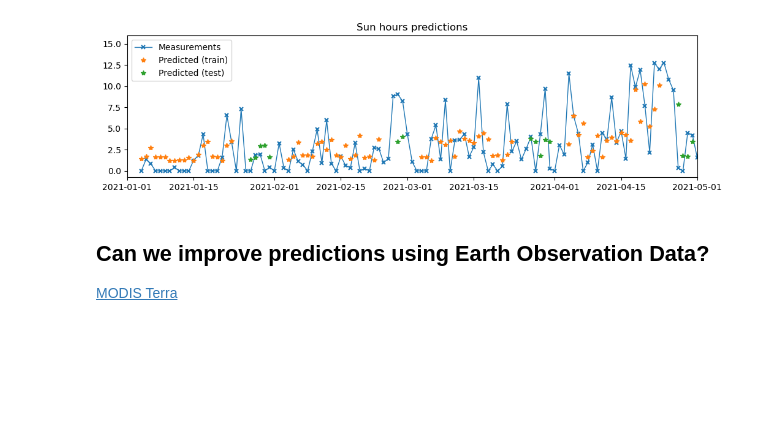
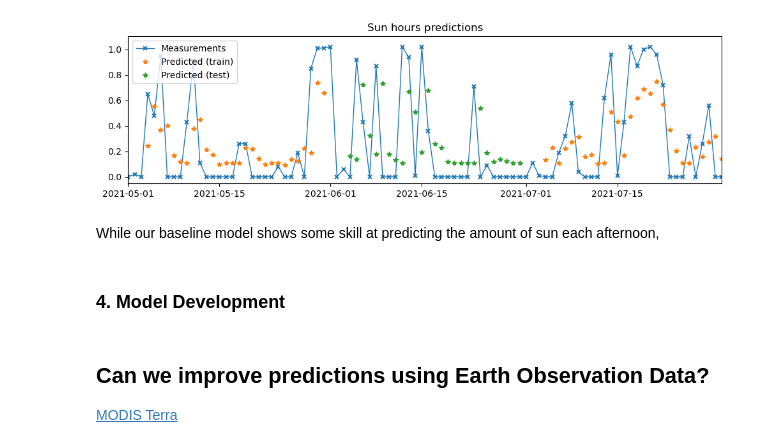
Before and after one commit to lillif/IECDT_EarthObservation, a Jupyter notebook: challenges/1-sunny-oxford/sun-prediction.ipynb, the cells around one changed output. Cells and saved outputs as stored; diff of their text form; code cells hidden in the pictures; blank space fills up the shorter version.

```diff
--- a/challenges/1-sunny-oxford/sun-prediction.ipynb
+++ b/challenges/1-sunny-oxford/sun-prediction.ipynb
@@ -33,7 +43,8 @@ import matplotlib.pyplot as plt
 # %%
-daily_variables = pd.read_csv('../../data/1-sunny-oxford/aopp-weatherstation/2021_measurements.csv')
-daily_variables['date'] = pd.to_datetime(daily_variables['date'])
-daily_variables.head()
+import pandas as pd
+weather_station = pd.read_csv('../../data/1-sunny-oxford/aopp-weatherstation/2021_measurements.csv')
+weather_station['date'] = pd.to_datetime(weather_station['date'])
+weather_station.head()
 # %% [output]
 |  | date | total_sun_per_day | mean_wind_per_day | mean_wind_direction_per_day | mean_temperature_per_day | ... |
 | 0 | 2021-01-01 | 0.00 | 0.254288 | 275.336676 | -1.783714 | ... |
@@ -73,7 +69,0 @@ from utils import (create_timeseries_dataset,
-# %%
-# split the data into training and test sets
-df_train, df_test = get_test_train_split_df(daily_variables)
-
-# create input and output matrices for the training and test timeseries datasets
-X_train, y_train, y_dates_train = create_timeseries_dataset(df_train, target_column='total_sun_per_day', inputs_length=3)
-X_test, y_test, y_dates_test = create_timeseries_dataset(df_test, target_column='total_sun_per_day', inputs_length=3)
@@ -80,16 +201,16 @@ X_test, y_test, y_dates_test = create_timeseries_dataset(df_test, target_column=
 # %%
 # create and train the model
-model = RandomForestRegressor()
+model = RandomForestRegressor(max_depth=3, min_samples_split=2)
 model.fit(X_train, y_train)
 
 # make predictions
 y_pred_train = model.predict(X_train)
-y_pred_test = model.predict(X_test)
+y_pred_val = model.predict(X_val)
 
 # calculate the mean squared error
 mse_train = mean_squared_error(y_train, y_pred_train)
-mse_test = mean_squared_error(y_test, y_pred_test)
+mse_val = mean_squared_error(y_val, y_pred_val)
 
-print(f'Training MSE: {mse_train:.2f}')
-print(f'Test MSE: {mse_test:.2f}')
+print(f'Training MSE: {mse_train:.4f}')
+print(f'Validation MSE: {mse_val:.4f}')
 # %% [output]
@@ -120,18 +219,24 @@ The Random Forest seems to be heavily overfitting to the input dataset (how do w
 # %%
+from utils import plot_time_series_predictions
+
 plot_time_series_predictions(
-    y_true=daily_variables['total_sun_per_day'][3:],
-    y_dates=daily_variables['date'][3:],
+    y_true=weather_station['total_sun_3to4pm'][3:],
+    y_dates=weather_station['date'][3:],
     y_pred_train=y_pred_train,
-    y_pred_test=y_pred_test,
+    y_pred_test=y_pred_val,
     y_dates_train=y_dates_train,
-    y_dates_test=y_dates_test,
-    xlim=(pd.Timestamp('2021-01-01'), pd.Timestamp('2021-05-01'))
+    y_dates_test=y_dates_val,
+    xlim=(pd.Timestamp('2021-05-01'), pd.Timestamp('2021-07-31'))
 )
 
 plt.title('Sun hours predictions')
 plt.show()
 # %% [output]
-[figure, old version]
+[figure, new version]
+# %% [markdown]
+While our baseline model shows some skill at predicting the amount of sun each afternoon,
+# %% [markdown]
+### 4. Model Development
 # %% [markdown]
 ## Can we improve predictions using Earth Observation Data?
 
```
Also changed, not shown: parts of 21 cells of this notebook, 52 other files.
